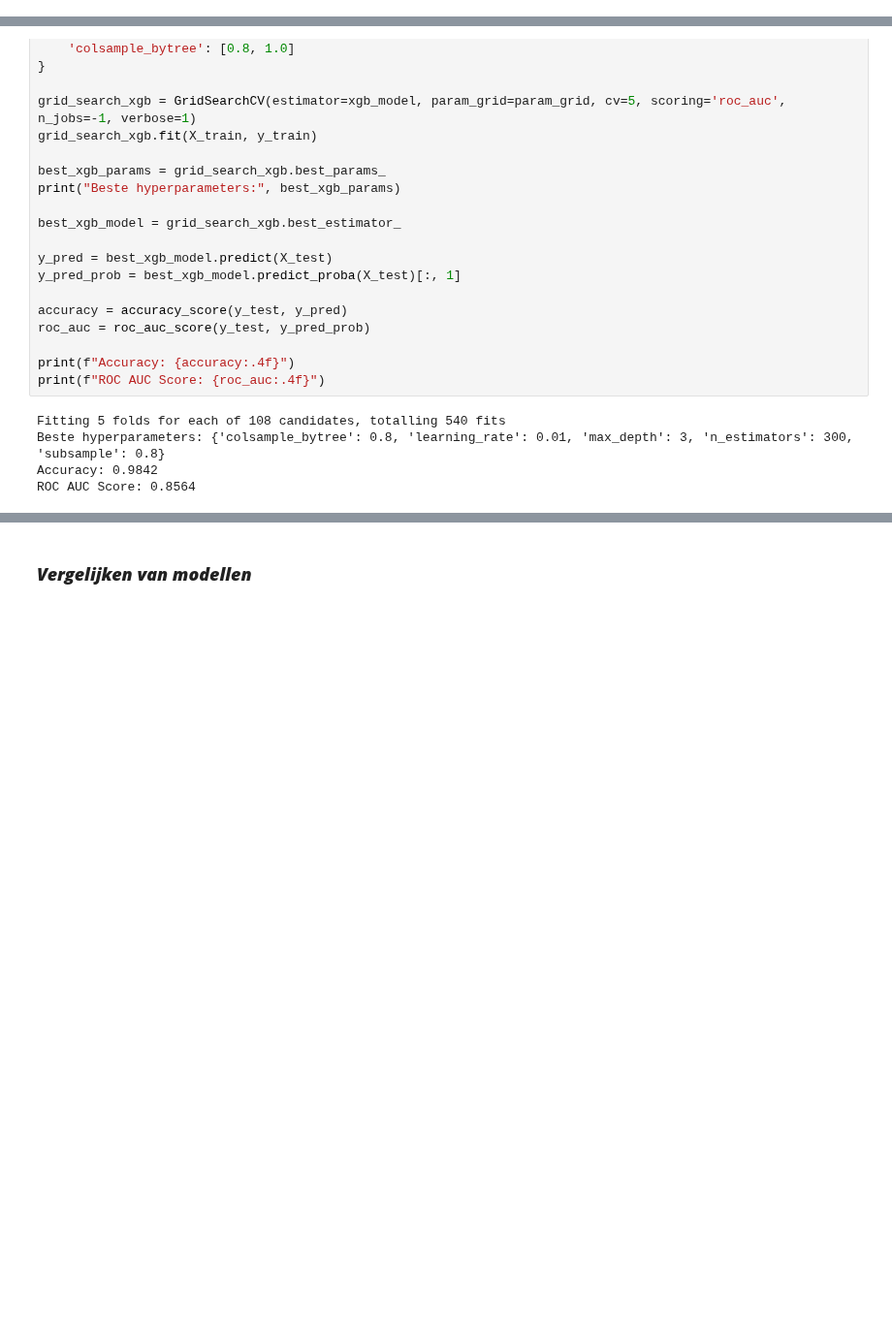
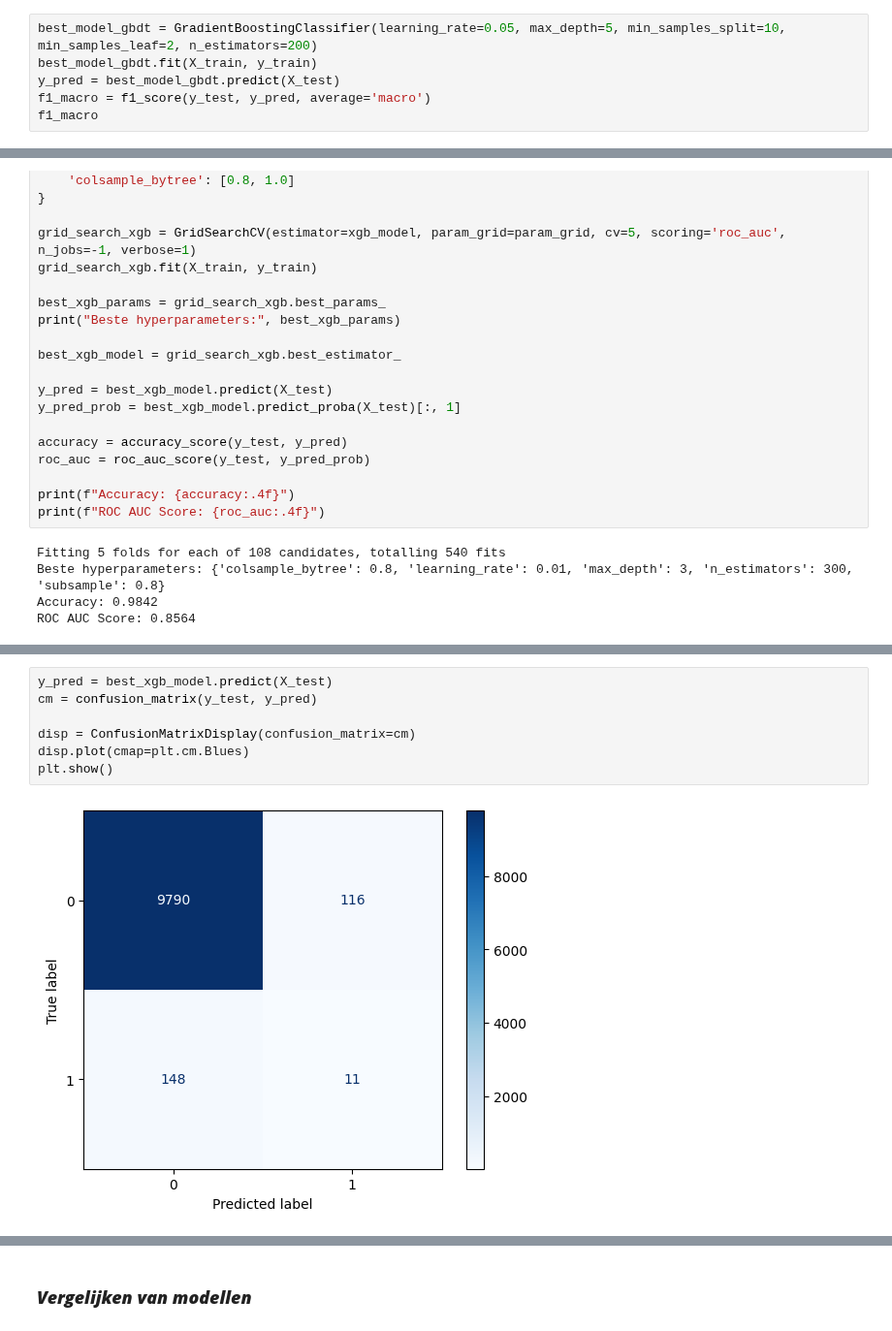
Before and after one commit to Tijnwy/MachineLearning, a Jupyter notebook: ensembles.ipynb, the cells around one changed output, grey strips where cells are left out. Shown at 97% size. Saved outputs shown, nothing was run; the diff lists cells and outputs as text; blank space fills up the shorter version.

```diff
--- a/ensembles.ipynb
+++ b/ensembles.ipynb
@@ -106,2 +125,8 @@ best_gbdt_model = grid_search_gbdt.best_estimator_
 # %% [output]
 Beste hyperparameters voor GBDT: {'learning_rate': 0.05, 'max_depth': 5, 'min_samples_leaf': 2, 'min_samples_split': 10, 'n_estimators': 200}
+# %%
+best_model_gbdt = GradientBoostingClassifier(learning_rate=0.05, max_depth=5, min_samples_split=10, min_samples_leaf=2, n_estimators=200)
+best_model_gbdt.fit(X_train, y_train)
+y_pred = best_model_gbdt.predict(X_test)
+f1_macro = f1_score(y_test, y_pred, average='macro')
+f1_macro
@@ -175,3 +206,12 @@ Confusion Matrix:
 [[23127     0]
  [  358     0]]
 [figure]
+# %%
+y_pred = best_xgb_model.predict(X_test)
+cm = confusion_matrix(y_test, y_pred)
+
+disp = ConfusionMatrixDisplay(confusion_matrix=cm)
+disp.plot(cmap=plt.cm.Blues)
+plt.show()
+# %% [output]
+[figure, added]
```
Also changed, not shown: parts of 23 cells of this notebook.
